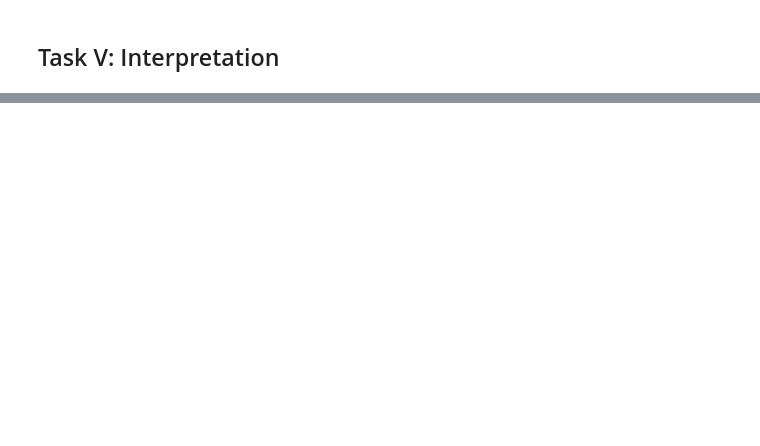
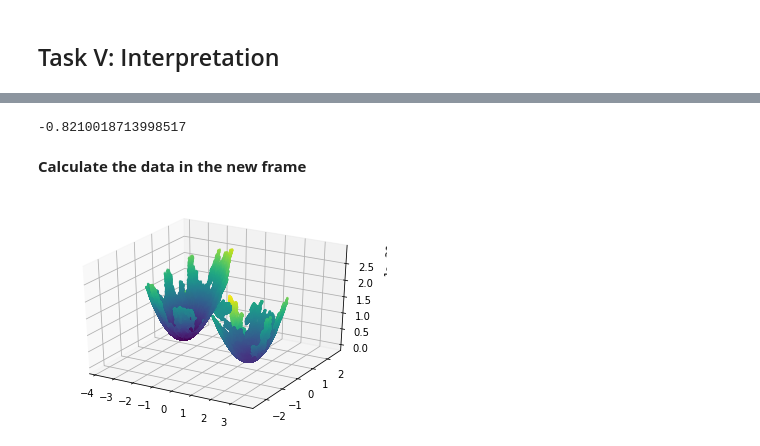
Before and after one commit to LeaBeaules/PCA_MonteCarlo, a Jupyter notebook: Final_project.ipynb, the cells around one changed output, grey strips where cells are left out. Saved outputs shown, nothing was run; the diff lists cells and outputs as text; code cells hidden in the pictures; blank space fills up the shorter version.

```diff
--- a/Final_project.ipynb
+++ b/Final_project.ipynb
@@ -149,0 +209,10 @@ np.savez('save.npz', x_list, y_list, U_list)
+# %%
+eig_values, eig_vectors = np.linalg.eig(sigma)
+
+eig_vec_1 = eig_vectors[:,0]
+eig_val_1 = eig_values[0]
+eig_vec_2 = eig_vectors[:,1]
+eig_val_2 = eig_values[1]
+
+print('Lambda1 = ', eig_val_1, 'with eigenvector e1: ', eig_vec_1)
+print('Lambda2 = ', eig_val_2, 'with eigenvector e2: ',eig_vec_2)
@@ -151,0 +226,3 @@ np.savez('save.npz', x_list, y_list, U_list)
+# %%
+Theta = np.arctan(eig_vec_1[0]/eig_vec_1[1])
+print('Theta ~', str(round(Theta/np.pi, 3)),'𝜋')
@@ -151,0 +245,9 @@ np.savez('save.npz', x_list, y_list, U_list)
+# %%
+R = np.array([[np.cos(Theta), np.sin(Theta)],[- np.sin(Theta), np.cos(Theta)]])
+# %% [output]
+-0.8210018713998517
+# %% [markdown]
+**Calculate the data in the new frame**
+# %%
+x_rot_list = [R[0,0]*x_list[i] + R[0,1]*y_list[i] for i in trange(len(x_list))]
+y_rot_list = [R[1,0]*x_list[i] + R[1,1]*y_list[i] for i in trange(len(x_list))]
@@ -151,0 +258,20 @@ np.savez('save.npz', x_list, y_list, U_list)
+# %%
+fig = plt.figure()
+ax = fig.gca(projection='3d')
+
+surf = ax.scatter(x_rot_list, y_rot_list, U_list, c=U_list, marker='o', s=2)
+
+
+U_ticks = np.linspace(min(U_list), max(U_list), 6)
+U_ticks = [str(U_ticks[i])[0:3] + str(U_ticks[i])[-4:] for i in range(len(U_ticks))]
+
+#ax.zaxis.set_major_locator(LinearLocator(10))
+#ax.zaxis.set_major_formatter(U_ticks)
+
+#cbar.ax.set_yticklabels(U_ticks)
+
+#fig.colorbar(surf, shrink=0.5, aspect=5)
+
+plt.show()
+# %% [output]
+[figure, added]
```
Also changed, not shown: parts of 18 cells of this notebook.
